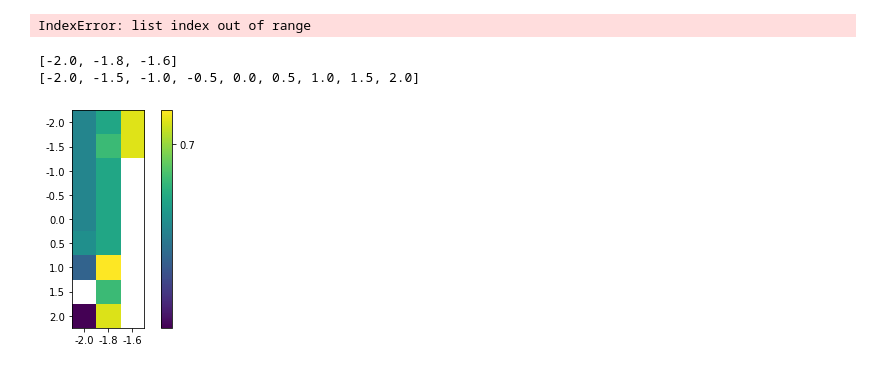
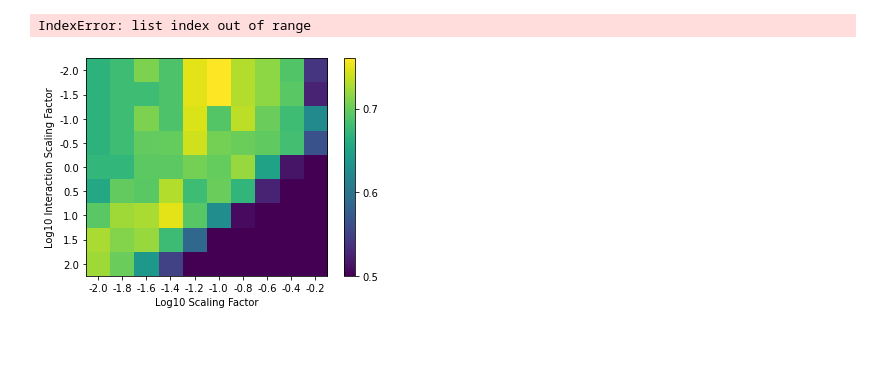
Before and after one commit to lslattery11/quantum_kernel, a Jupyter notebook: notebooks/figs/fig2a.ipynb, the cells around one changed output. Drawn from its saved outputs; the diff is of its cells as text; code cells hidden in the pictures; blank space fills up the shorter version.

Commit message:
updates for projected quantum kernels

```diff
--- a/notebooks/figs/fig2a.ipynb
+++ b/notebooks/figs/fig2a.ipynb
@@ -344,6 +344,7 @@ fashion-mnist
 IndexError: list index out of range
 # %%
 def score_grid(dfs,x_metric,y_metric,dataset,dim=18,density=1):
+    label_dict={'log_scaling_factor':'Log10 Scaling Factor','log_int_scaling_factor':'Log10 Interaction Scaling Factor'}
     fig, ax = plt.subplots(1,1)
     df=dfs[dataset]
     to_plot = df[
@@ -351,21 +352,26 @@ def score_grid(dfs,x_metric,y_metric,dataset,dim=18,density=1):
         ]
     xs=sorted(set(to_plot[x_metric]))
     ys=sorted(set(to_plot[y_metric]))
-    print(xs)
-    print(ys)
     z_array=np.zeros((len(xs),len(ys)))
     for i,x in enumerate(xs):
         for j,y in enumerate(ys):
             z=to_plot[(to_plot[x_metric]==x) & (to_plot[y_metric]==y)]
             z_array[i][j]=z['test_score'].mean()
     plt.imshow(z_array.T)
+
     ax.set_xticks(range(len(xs)),xs)
     ax.set_yticks(range(len(ys)),ys)
     plt.colorbar(ticks=[0.5, 0.6, 0.7, 0.8, 0.9])
+
+    ax.set_xlabel(label_dict[x_metric])
+    ax.set_ylabel(label_dict[y_metric])
     return
-# %%
-score_grid(dfs,'log_scaling_factor','log_int_scaling_factor','plasticc',dim=18,density=1)
-# %% [output]
-[-2.0, -1.8, -1.6]
-[-2.0, -1.5, -1.0, -0.5, 0.0, 0.5, 1.0, 1.5, 2.0]
-[figure, removed]
+# %%
+dataset='plasticc'
+dim=18
+density=17
+
+score_grid(dfs,'log_scaling_factor','log_int_scaling_factor',dataset,dim=dim,density=density)
+plt.savefig(f'/mnt/c/Users/lslat/Data/QK_project/figs/scoregrid_{dataset}_dims_{dim}_density_{density}.pdf')
+# %% [output]
+[figure, added]
```
Also changed, not shown: 11 other files.
